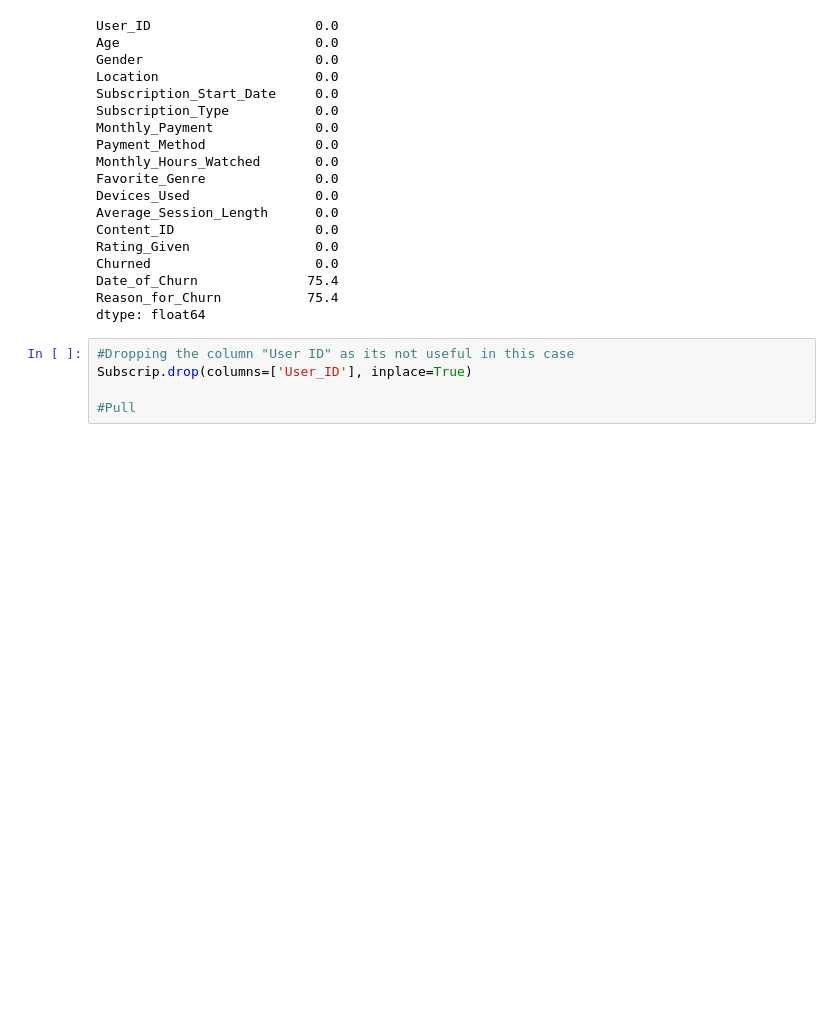
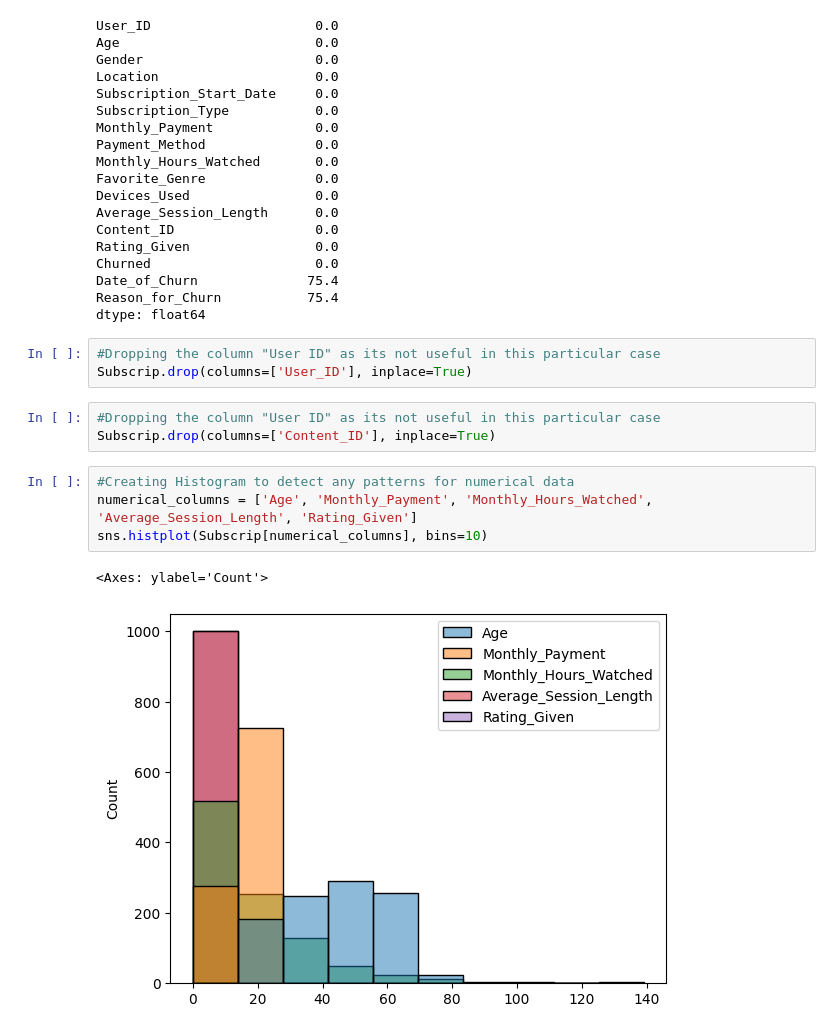
Before and after one commit to ayubsyed/Assignement1-EDA, a Jupyter notebook: Code.ipynb, the cells around one changed output. Saved outputs shown, nothing was run; the diff lists cells and outputs as text; blank space fills up the shorter version.

```diff
--- a/Code.ipynb
+++ b/Code.ipynb
@@ -133,7 +133,15 @@ Date_of_Churn              75.4
 Reason_for_Churn           75.4
 dtype: float64
 # %%
-#Dropping the column "User ID" as its not useful in this case
+#Dropping the column "User ID" as its not useful in this particular case
 Subscrip.drop(columns=['User_ID'], inplace=True)
-
-#Pull
+# %%
+#Dropping the column "User ID" as its not useful in this particular case
+Subscrip.drop(columns=['Content_ID'], inplace=True)
+# %%
+#Creating Histogram to detect any patterns for numerical data
+numerical_columns = ['Age', 'Monthly_Payment', 'Monthly_Hours_Watched', 'Average_Session_Length', 'Rating_Given']
+sns.histplot(Subscrip[numerical_columns], bins=10)
+# %% [output]
+<Axes: ylabel='Count'>
+[figure, added]
```
